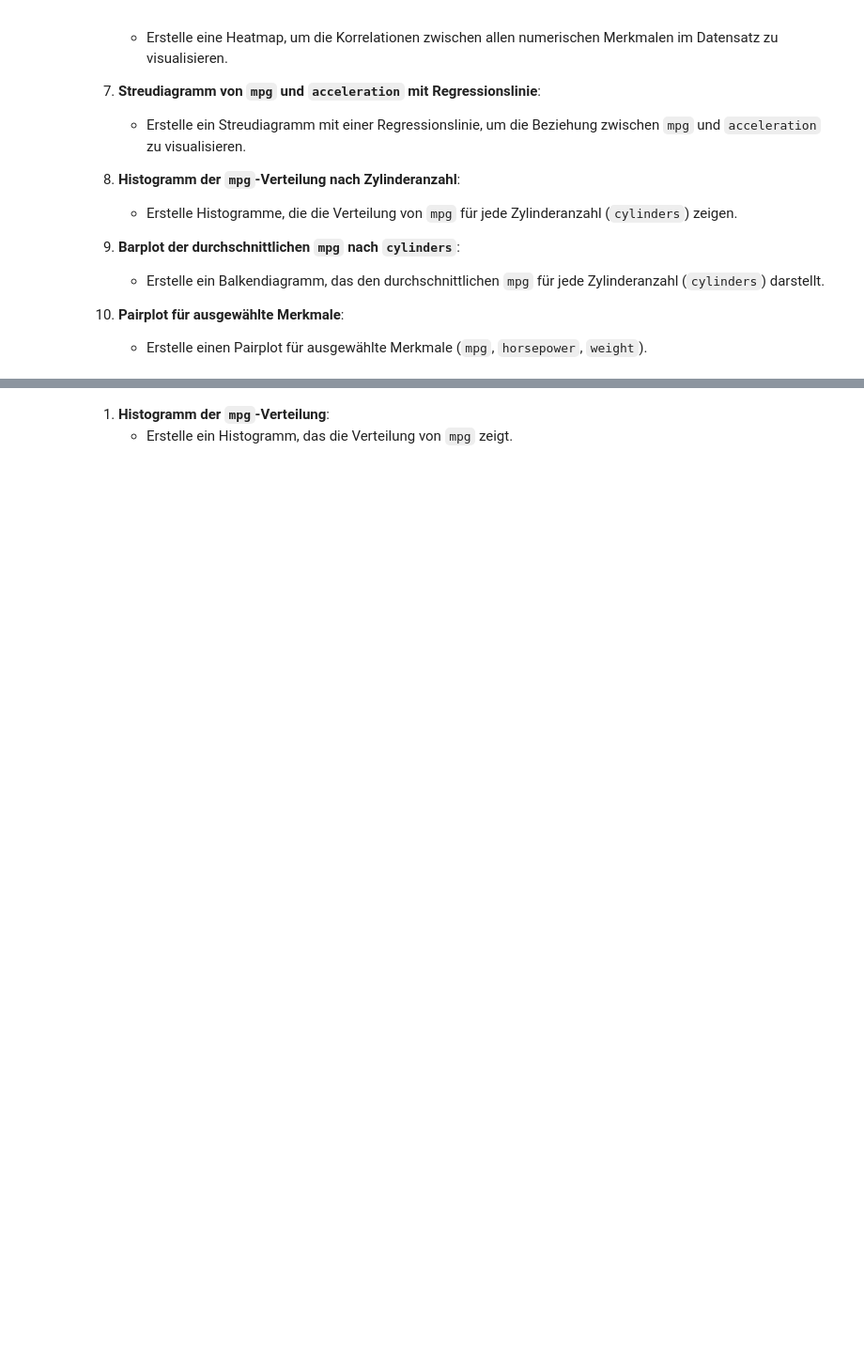
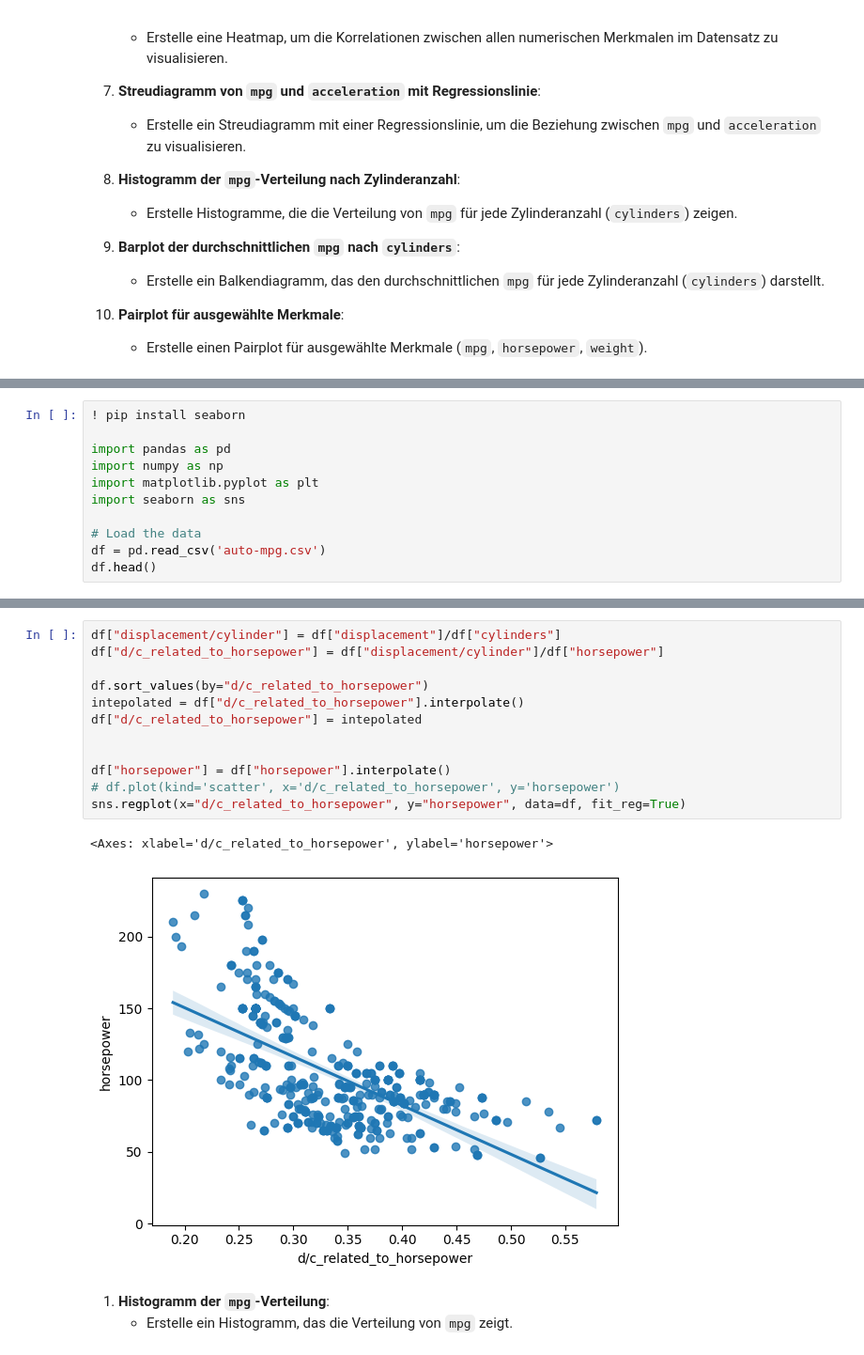
Before and after one commit to CL-Datasmartpoint/PyDA-Tag8-Diagramme, a Jupyter notebook: Python_DA_Tag8_Diagramme_Aufgaben1.ipynb, the cells around one changed output, grey strips where cells are left out. Shown: that part at 94% size. Cells and saved outputs as stored; diff of their text form; blank space fills up the shorter version.

```diff
--- a/Python_DA_Tag8_Diagramme_Aufgaben1.ipynb
+++ b/Python_DA_Tag8_Diagramme_Aufgaben1.ipynb
@@ -32,0 +35,11 @@
+# %%
+! pip install seaborn
+
+import pandas as pd
+import numpy as np
+import matplotlib.pyplot as plt
+import seaborn as sns
+
+# Load the data
+df = pd.read_csv('auto-mpg.csv')
+df.head()
@@ -33,3 +86,18 @@
+# %%
+df["displacement/cylinder"] = df["displacement"]/df["cylinders"]
+df["d/c_related_to_horsepower"] = df["displacement/cylinder"]/df["horsepower"]
+
+df.sort_values(by="d/c_related_to_horsepower")
+intepolated = df["d/c_related_to_horsepower"].interpolate()
+df["d/c_related_to_horsepower"] = intepolated
+
+
+df["horsepower"] = df["horsepower"].interpolate()
+# df.plot(kind='scatter', x='d/c_related_to_horsepower', y='horsepower')
+sns.regplot(x="d/c_related_to_horsepower", y="horsepower", data=df, fit_reg=True)
+# %% [output]
+<Axes: xlabel='d/c_related_to_horsepower', ylabel='horsepower'>
+[figure, added]
 # %% [markdown]
 1. **Histogramm der `mpg`-Verteilung**:
    - Erstelle ein Histogramm, das die Verteilung von `mpg` zeigt.
```
Also changed, not shown: parts of 14 cells of this notebook, 2 other files.
